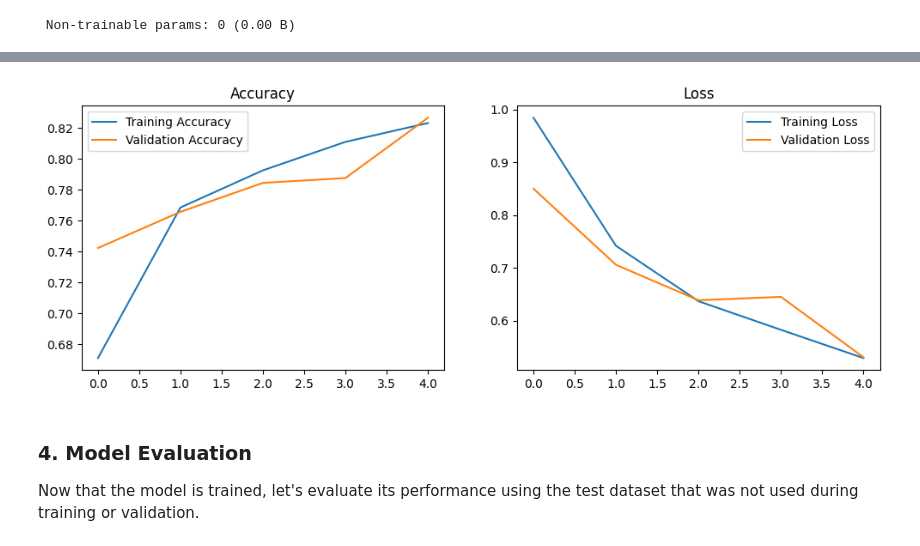
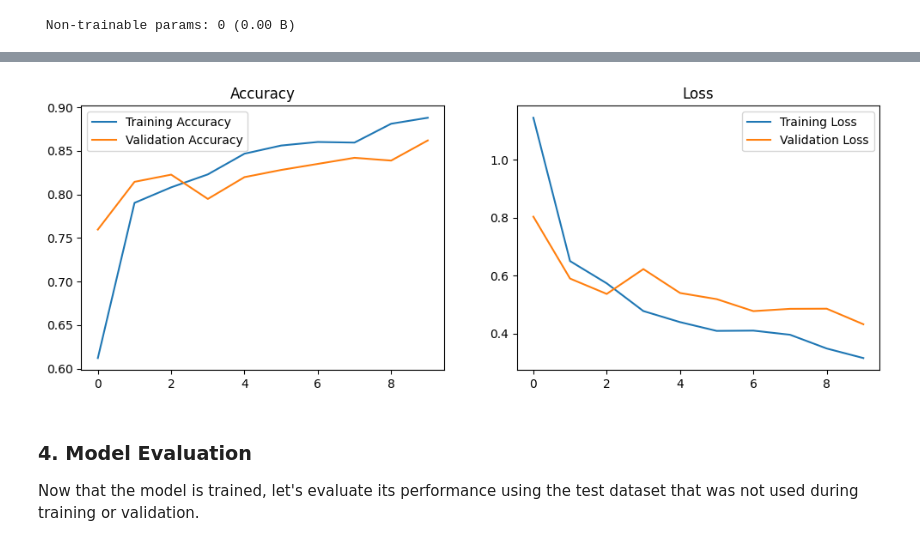
Before and after one commit to indu00729/BloodCell, a Jupyter notebook: RBC_CLASSIFICATION.ipynb, the cells around one changed output, grey strips where cells are left out. Cells and saved outputs as stored; diff of their text form; code cells hidden in the pictures.

```diff
--- a/RBC_CLASSIFICATION.ipynb
+++ b/RBC_CLASSIFICATION.ipynb
@@ -203,16 +218,14 @@ Model: "sequential"
  Trainable params: 3,306,059 (12.61 MB)
  Non-trainable params: 0 (0.00 B)
 # %%
-EPOCHS = 5
-STEPS_PER_EPOCH = 100 # Adjusted from 624 to speed up training
-VALIDATION_STEPS = 20
+EPOCHS = 10
+STEPS_PER_EPOCH = 200
 
 history = model.fit(
     train_ds,
     validation_data=val_ds,
     epochs=EPOCHS,
-    steps_per_epoch=STEPS_PER_EPOCH,
-    validation_steps=VALIDATION_STEPS
+    steps_per_epoch=STEPS_PER_EPOCH
 )
 
 # Visualize results
@@ -250,4 +274,4 @@ Epoch 5/5
-[figure, old version]
+[figure, new version]
 # %% [markdown]
 ### 4. Model Evaluation
 Now that the model is trained, let's evaluate its performance using the test dataset that was not used during training or validation.
```
Also changed, not shown: parts of 20 cells of this notebook.
